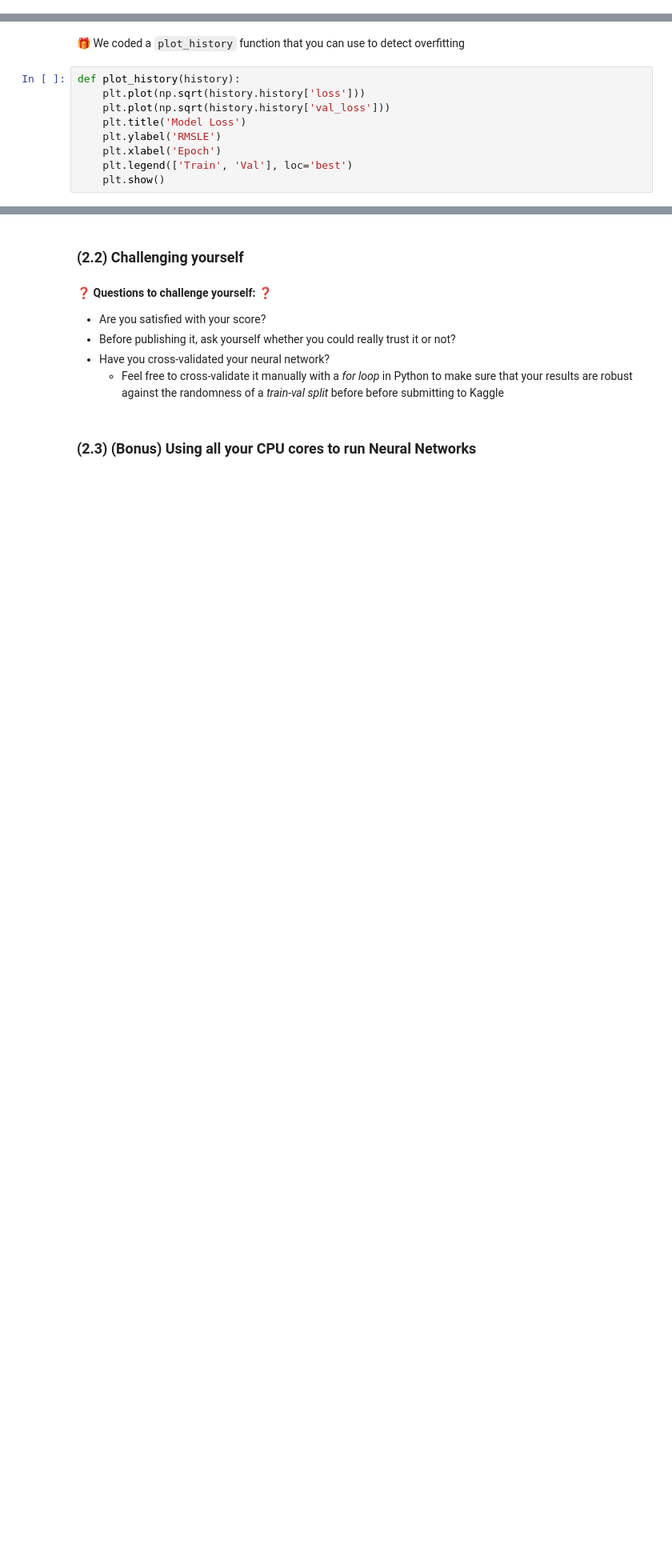
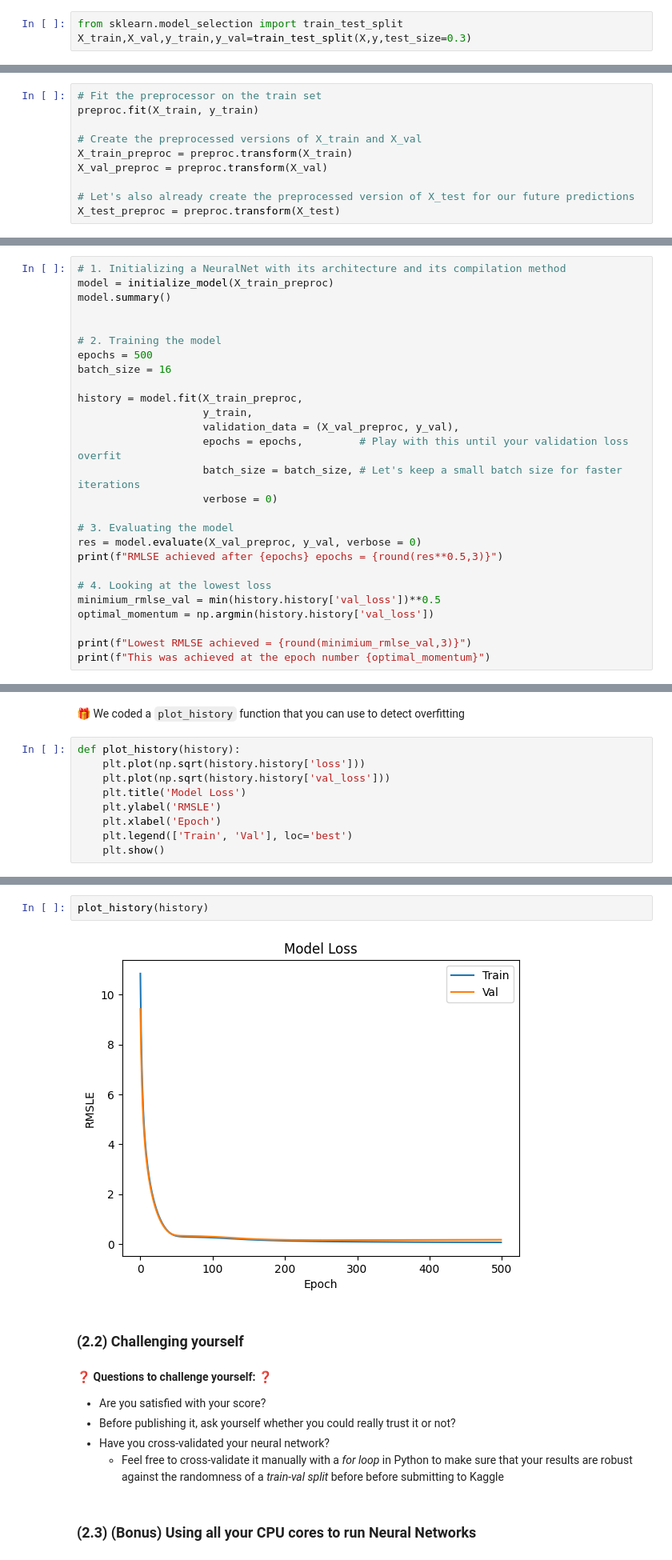
Before and after one commit to pmh1988/data-houses-kaggle-competition-bis, a Jupyter notebook: houses_kaggle_competition_bis.ipynb, the cells around one changed output, grey strips where cells are left out. Shown at 80% size. Drawn from its saved outputs; the diff is of its cells as text; blank space fills up the shorter version.

```diff
--- a/houses_kaggle_competition_bis.ipynb
+++ b/houses_kaggle_competition_bis.ipynb
@@ -54,3 +63,6 @@ pass  # YOUR CODE HERE
+# %%
+from sklearn.model_selection import train_test_split
+X_train,X_val,y_train,y_val=train_test_split(X,y,test_size=0.3)
 # %% [markdown]
 ### (1.3) Import the preprocessor
 # %% [markdown]
@@ -71,3 +99,13 @@ Apply these transformations to _both_ your training set and your validation set.
+# %%
+# Fit the preprocessor on the train set
+preproc.fit(X_train, y_train)
+
+# Create the preprocessed versions of X_train and X_val
+X_train_preproc = preproc.transform(X_train)
+X_val_preproc = preproc.transform(X_val)
+
+# Let's also already create the preprocessed version of X_test for our future predictions
+X_test_preproc = preproc.transform(X_test)
 # %% [markdown]
 ## (2) 🔮 Your predictions in Tensorflow/Keras
 # %% [markdown]
@@ -117,0 +191,27 @@ Create a function `initialize_model` which initializes a Dense Neural network:
+# %%
+# 1. Initializing a NeuralNet with its architecture and its compilation method
+model = initialize_model(X_train_preproc)
+model.summary()
+
+
+# 2. Training the model
+epochs = 500
+batch_size = 16
+
+history = model.fit(X_train_preproc,
+                    y_train,
+                    validation_data = (X_val_preproc, y_val),
+                    epochs = epochs,         # Play with this until your validation loss overfit
+                    batch_size = batch_size, # Let's keep a small batch size for faster iterations
+                    verbose = 0)
+
+# 3. Evaluating the model
+res = model.evaluate(X_val_preproc, y_val, verbose = 0)
+print(f"RMLSE achieved after {epochs} epochs = {round(res**0.5,3)}")
+
+# 4. Looking at the lowest loss
+minimium_rmlse_val = min(history.history['val_loss'])**0.5
+optimal_momentum = np.argmin(history.history['val_loss'])
+
+print(f"Lowest RMLSE achieved = {round(minimium_rmlse_val,3)}")
+print(f"This was achieved at the epoch number {optimal_momentum}")
@@ -131,3 +252,7 @@ def plot_history(history):
+# %%
+plot_history(history)
+# %% [output]
+[figure, added]
 # %% [markdown]
 ### (2.2) Challenging yourself
 # %% [markdown]
```
Also changed, not shown: parts of 17 cells of this notebook.
